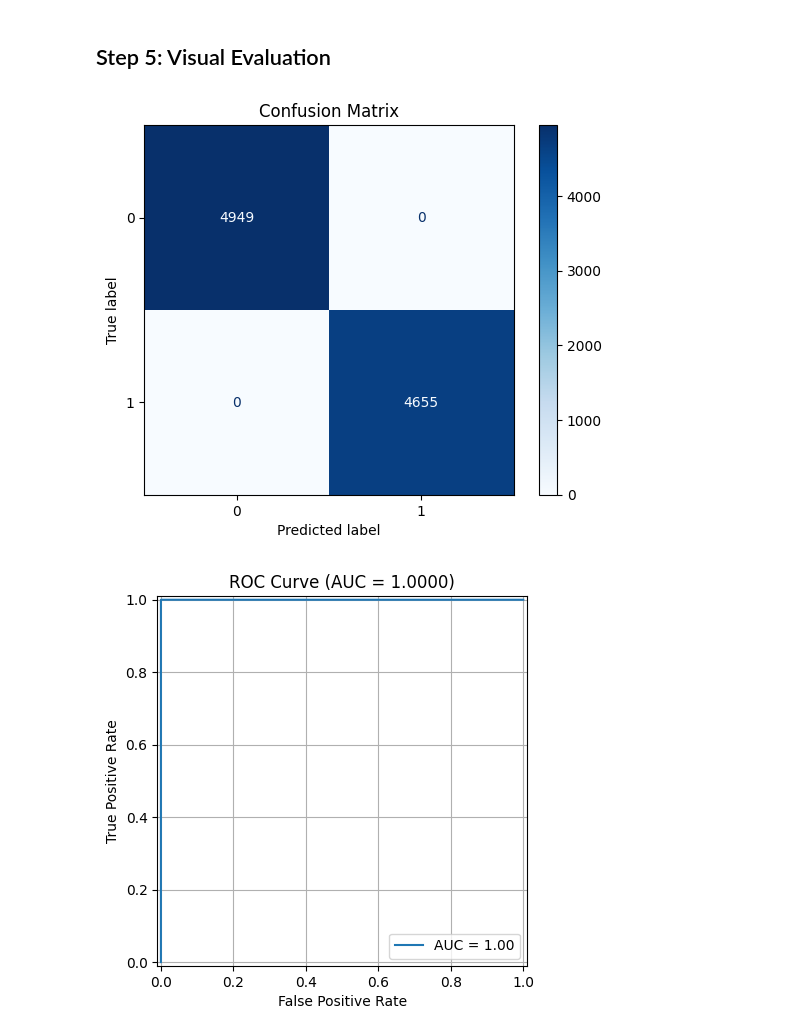
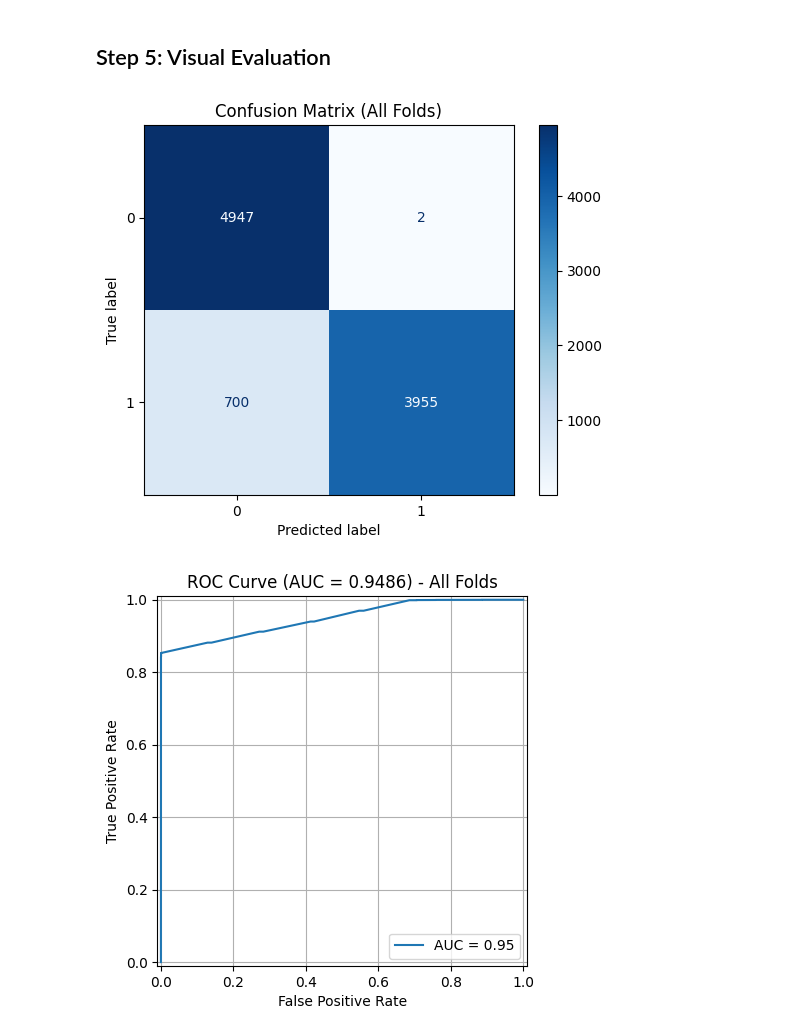
Before and after one commit to Amir-Tav/Detection-of-SYN-Flood-Attacks-Using-Machine-Learning-and-Deep-Learning-Techniques-with-Feature-Base, a Jupyter notebook: Amir Tavahin/SVM.ipynb, the cells around one changed output. Drawn from its saved outputs; the diff is of its cells as text; code cells hidden in the pictures.

Commit message:
Final VF
so i hope this will be the last commit from me; so i changed the model evaluation. so now it gives the evaluation matrix for all of the K's

```diff
--- a/Amir Tavahin/SVM.ipynb
+++ b/Amir Tavahin/SVM.ipynb
@@ -86,9 +84,14 @@ svm_model = SVC(
 # %%
 from sklearn.metrics import accuracy_score
 
+from sklearn.metrics import accuracy_score
+
 fold_accuracies = []
+all_y_true = []
+all_y_pred = []
+all_y_scores = []
 
-for fold in range(0, 5):  # Folds are labeled 1 to 5
+for fold in range(0, 5):
     print(f'\nTraining fold {fold}...')
 
     train_idx = df[df['Fold'] != fold].index
@@ -100,10 +103,16 @@ for fold in range(0, 5):  # Folds are labeled 1 to 5
     # Train model
     svm_model.fit(X_train, y_train)
 
-    # Predict on validation set
+    # Predict
     y_pred = svm_model.predict(X_val)
+    y_scores = svm_model.decision_function(X_val)
 
-    # Calculate and store accuracy
+    # Store for later visual evaluation
+    all_y_true.extend(y_val)
+    all_y_pred.extend(y_pred)
+    all_y_scores.extend(y_scores)
+
+    # Accuracy
     acc = accuracy_score(y_val, y_pred)
     fold_accuracies.append(acc)
     print(f'Fold {fold} Accuracy: {acc:.4f}')
@@ -141,45 +150,37 @@ Standard Deviation: 0.0018
 # %%
 import matplotlib.pyplot as plt
 from sklearn.metrics import (
     confusion_matrix,
     ConfusionMatrixDisplay,
     roc_curve,
     auc,
     RocCurveDisplay,
     precision_recall_curve,
     PrecisionRecallDisplay,
-    f1_score
 )
 
-# Re-train model on full dataset (optional, or use final fold)
-svm_model.fit(X, y)
-
-# Predict probabilities for ROC and PR curves
-y_scores = svm_model.decision_function(X)  # Use decision_function for SVMs
-y_pred = svm_model.predict(X)
-
 # Confusion Matrix
-cm = confusion_matrix(y, y_pred)
+cm = confusion_matrix(all_y_true, all_y_pred)
 disp_cm = ConfusionMatrixDisplay(confusion_matrix=cm)
 disp_cm.plot(cmap='Blues')
-plt.title('Confusion Matrix')
+plt.title('Confusion Matrix (All Folds)')
 plt.grid(False)
 plt.show()
 
 # ROC Curve
-fpr, tpr, _ = roc_curve(y, y_scores)
+fpr, tpr, _ = roc_curve(all_y_true, all_y_scores)
 roc_auc = auc(fpr, tpr)
 RocCurveDisplay(fpr=fpr, tpr=tpr, roc_auc=roc_auc).plot()
-plt.title(f'ROC Curve (AUC = {roc_auc:.4f})')
+plt.title(f'ROC Curve (AUC = {roc_auc:.4f}) - All Folds')
 plt.grid(True)
 plt.show()
 
 # Precision-Recall Curve
-precision, recall, _ = precision_recall_curve(y, y_scores)
+precision, recall, _ = precision_recall_curve(all_y_true, all_y_scores)
 PrecisionRecallDisplay(precision=precision, recall=recall).plot()
-plt.title('Precision-Recall Curve')
+plt.title('Precision-Recall Curve (All Folds)')
 plt.grid(True)
 plt.show()
 # %% [output]
-[figure, old version]
+[figure, new version]
-[figure, old version]
+[figure, new version]
```
Also changed, not shown: parts of 3 cells of this notebook, 1 other file.
